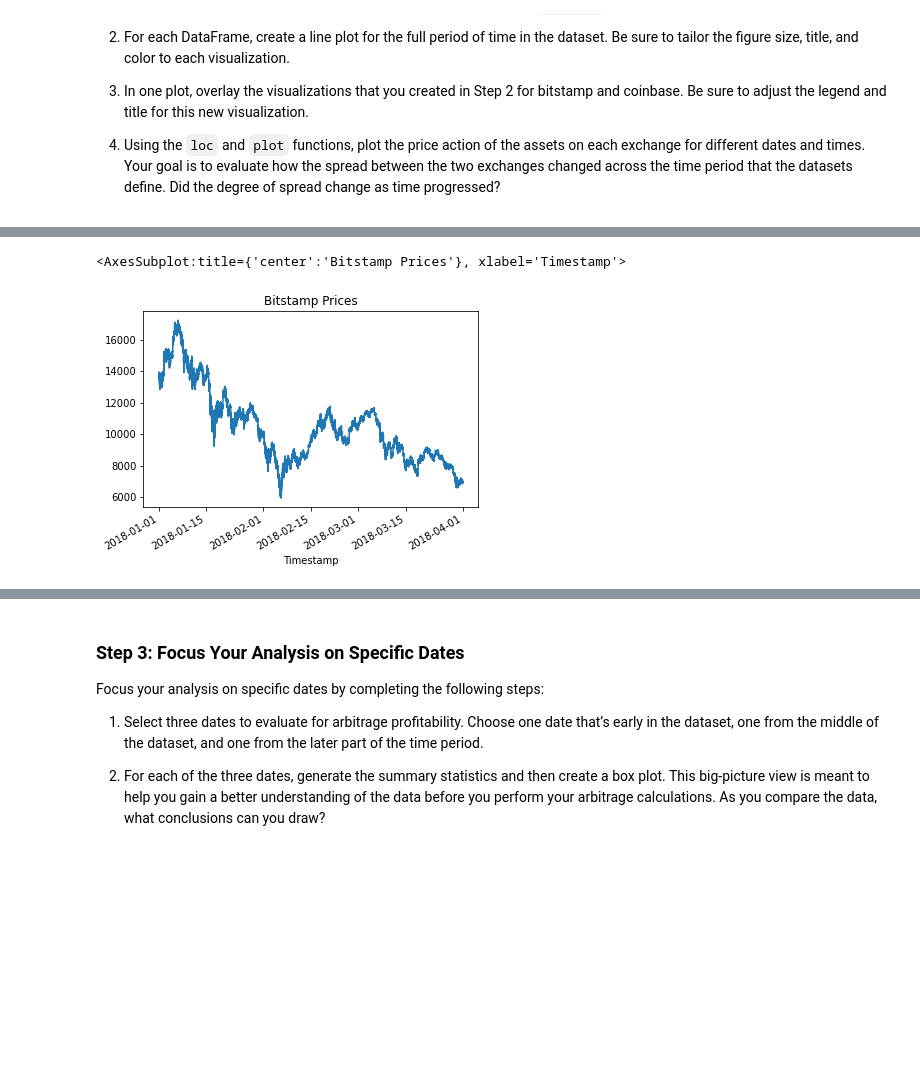
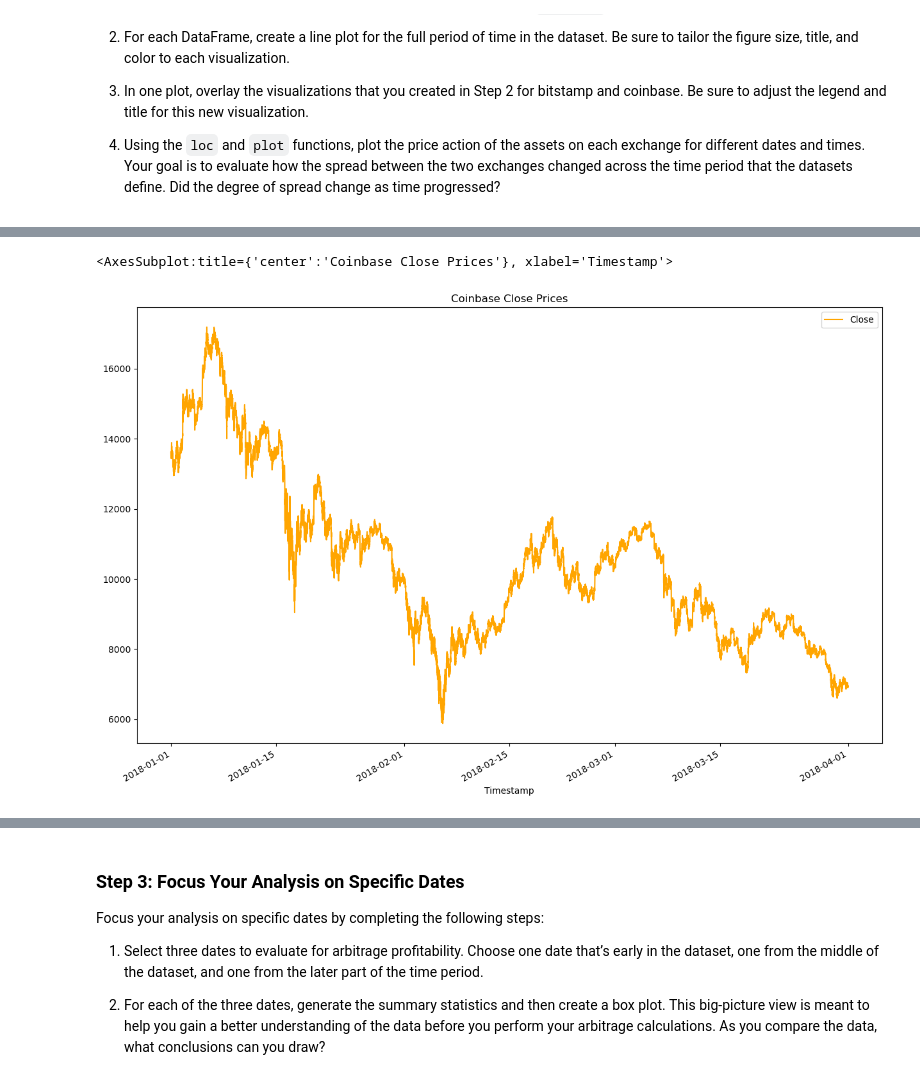
Before and after one commit to Tmccoy22/bitcoin_challenge, a Jupyter notebook: crypto_arbitrage.ipynb, the cells around one changed output, grey strips where cells are left out. Saved outputs shown, nothing was run; the diff lists cells and outputs as text; code cells hidden in the pictures; blank space fills up the shorter version.

```diff
--- a/crypto_arbitrage.ipynb
+++ b/crypto_arbitrage.ipynb
@@ -165,8 +165,8 @@ bitstamp_df.head(10)
 # %%
 # Repeat Steps 1–4 for the coinbase DataFrame
 coinbase.isnull().sum()
-coinbase_df = coinbase.dropna()
-coinbase_df.isnull().sum()
+coinbase= coinbase.dropna()
+coinbase.isnull().sum()
 # %% [output]
 Open              0
 High              0
@@ -177,8 +177,8 @@ USD Volume        0
 Weighted Price    0
 dtype: int64
 # %%
-coinbase_df.loc[:, "Close"] = coinbase_df.loc[:, "Close"].str.replace("$", "")
-coinbase_df.dtypes
+coinbase["Close"] = coinbase["Close"].str.replace('$', '')
+coinbase.dtypes
 # %% [output]
 Open              float64
 High              float64
@@ -189,8 +189,8 @@ USD Volume        float64
 Weighted Price    float64
 dtype: object
 # %%
-coinbase_df.loc[:, "Close"] = coinbase_df.loc[:, "Close"].astype("float")
-coinbase_df.dtypes
+coinbase.loc[:, "Close"] = coinbase.loc[:, "Close"].astype("float")
+coinbase.dtypes
 # %% [output]
 Open              float64
 High              float64
@@ -252,6 +256,6 @@ Name: Close, dtype: float64
 # %%
 # Use loc or iloc to select `Timestamp (the index)` and `Close` from coinbase DataFrame
-coinbase_sliced = coinbase_df.loc[:, "Close"]
+coinbase_sliced = coinbase.iloc[:, [3]]
 
 # Review the first five rows of the DataFrame
 coinbase_sliced.head()
@@ -311,10 +315,10 @@ bitstamp_sliced.plot[
 # %%
 # Create a line plot for the coinbase DataFrame for the full length of time in the dataset
 # Be sure that the figure size, title, and color are tailored to each visualization
-# YOUR CODE HERE
+coinbase_sliced.plot(figsize = (15, 10), title = "Coinbase Close Prices", color = "orange")
 # %% [output]
-<AxesSubplot:title={'center':'Bitstamp Prices'}, xlabel='Timestamp'>
+<AxesSubplot:title={'center':'Coinbase Close Prices'}, xlabel='Timestamp'>
-[figure, old version]
+[figure, new version]
 # %%
 # Overlay the visualizations for the bitstamp and coinbase DataFrames in one plot
 # The plot should visualize the prices over the full lenth of the dataset
```
Also changed, not shown: parts of 65 cells of this notebook, 3 other files.
